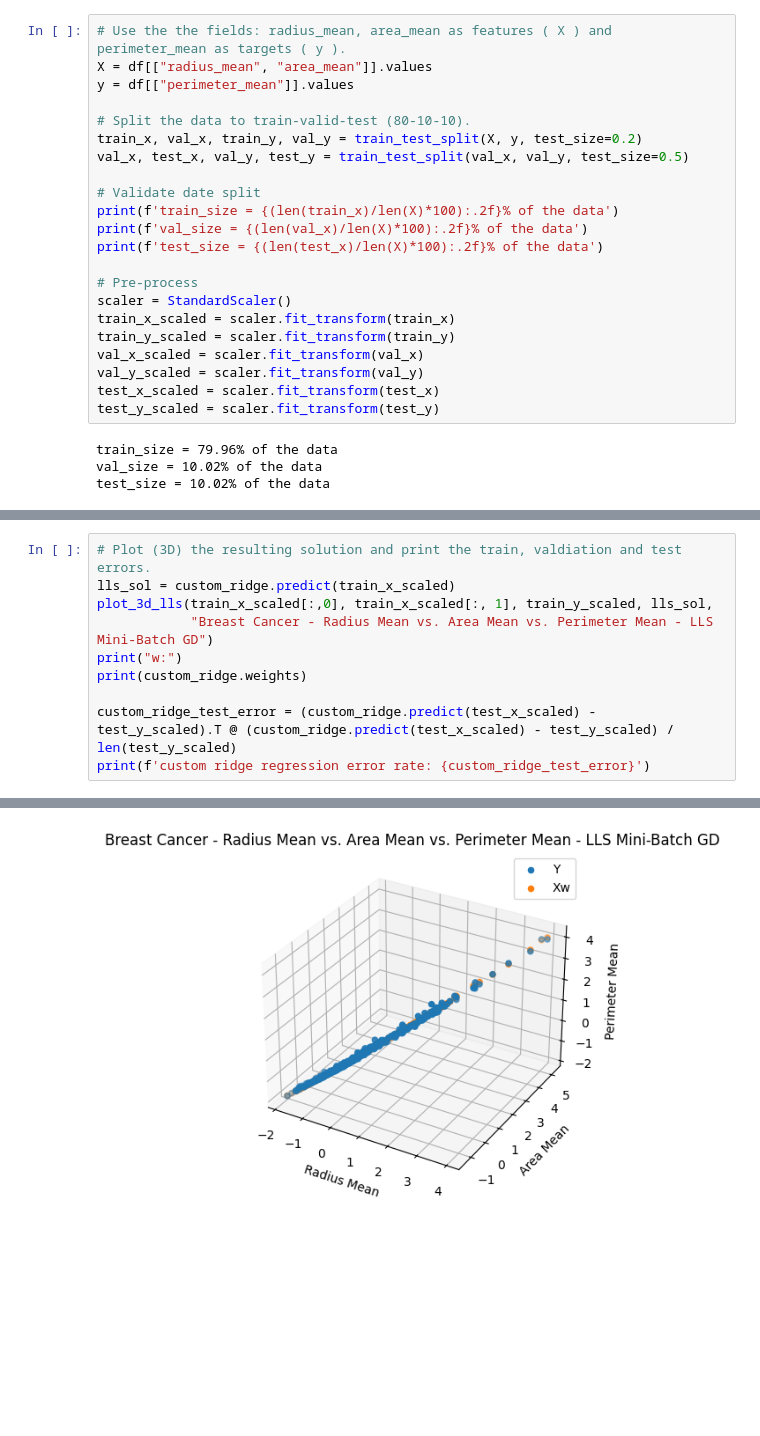
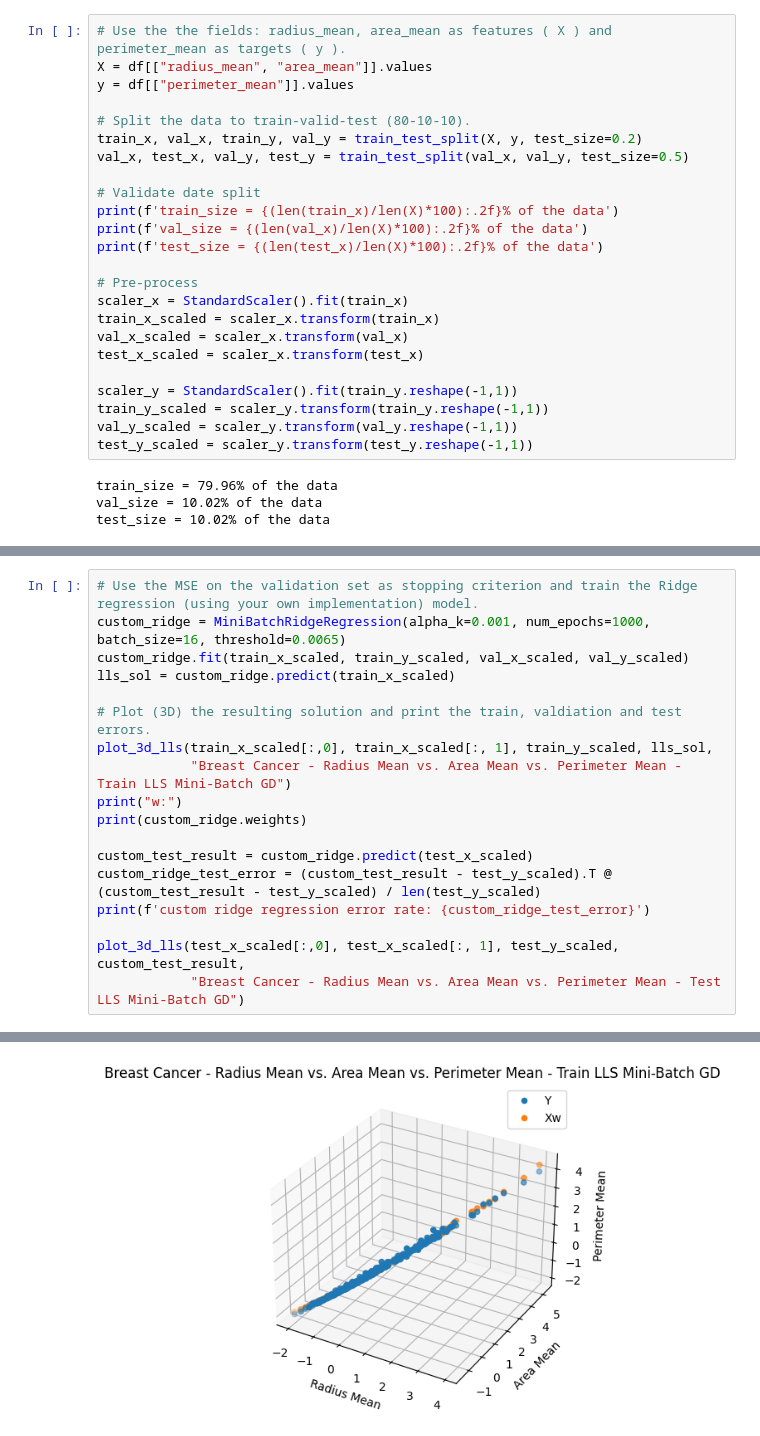
Before and after one commit to Itai-b/046211-Deep-Learning, a Jupyter notebook: ece046211_hw0_machine_learning_recap_students/ece046211_hw0_machine_learning_recap_students.ipynb, the cells around one changed output, grey strips where cells are left out. Cells and saved outputs as stored; diff of their text form; blank space fills up the shorter version.

```diff
--- a/ece046211_hw0_machine_learning_recap_students/ece046211_hw0_machine_learning_recap_students.ipynb
+++ b/ece046211_hw0_machine_learning_recap_students/ece046211_hw0_machine_learning_recap_students.ipynb
@@ -1138,13 +1142,15 @@ print(f'val_size = {(len(val_x)/len(X)*100):.2f}% of the data')
 print(f'test_size = {(len(test_x)/len(X)*100):.2f}% of the data')
 
 # Pre-process
-scaler = StandardScaler()
-train_x_scaled = scaler.fit_transform(train_x)
-train_y_scaled = scaler.fit_transform(train_y)
-val_x_scaled = scaler.fit_transform(val_x)
-val_y_scaled = scaler.fit_transform(val_y)
-test_x_scaled = scaler.fit_transform(test_x)
-test_y_scaled = scaler.fit_transform(test_y)
+scaler_x = StandardScaler().fit(train_x)
+train_x_scaled = scaler_x.transform(train_x)
+val_x_scaled = scaler_x.transform(val_x)
+test_x_scaled = scaler_x.transform(test_x)
+
+scaler_y = StandardScaler().fit(train_y.reshape(-1,1))
+train_y_scaled = scaler_y.transform(train_y.reshape(-1,1))
+val_y_scaled = scaler_y.transform(val_y.reshape(-1,1))
+test_y_scaled = scaler_y.transform(test_y.reshape(-1,1))
 # %% [output]
 train_size = 79.96% of the data
 val_size = 10.02% of the data
@@ -1156,11 +1158,19 @@ custom_ridge.fit(train_x_scaled, train_y_scaled, val_x_scaled, val_y_scaled)
 # %%
+# Use the MSE on the validation set as stopping criterion and train the Ridge regression (using your own implementation) model.
+custom_ridge = MiniBatchRidgeRegression(alpha_k=0.001, num_epochs=1000, batch_size=16, threshold=0.0065)
+custom_ridge.fit(train_x_scaled, train_y_scaled, val_x_scaled, val_y_scaled)
+lls_sol = custom_ridge.predict(train_x_scaled)
+
 # Plot (3D) the resulting solution and print the train, valdiation and test errors.
-lls_sol = custom_ridge.predict(train_x_scaled)
 plot_3d_lls(train_x_scaled[:,0], train_x_scaled[:, 1], train_y_scaled, lls_sol,
-            "Breast Cancer - Radius Mean vs. Area Mean vs. Perimeter Mean - LLS Mini-Batch GD")
+            "Breast Cancer - Radius Mean vs. Area Mean vs. Perimeter Mean - Train LLS Mini-Batch GD")
 print("w:")
 print(custom_ridge.weights)
 
-custom_ridge_test_error = (custom_ridge.predict(test_x_scaled) - test_y_scaled).T @ (custom_ridge.predict(test_x_scaled) - test_y_scaled) / len(test_y_scaled)
+custom_test_result = custom_ridge.predict(test_x_scaled)
+custom_ridge_test_error = (custom_test_result - test_y_scaled).T @ (custom_test_result - test_y_scaled) / len(test_y_scaled)
 print(f'custom ridge regression error rate: {custom_ridge_test_error}')
+
+plot_3d_lls(test_x_scaled[:,0], test_x_scaled[:, 1], test_y_scaled, custom_test_result,
+            "Breast Cancer - Radius Mean vs. Area Mean vs. Perimeter Mean - Test LLS Mini-Batch GD")
 # %% [output]
@@ -1171 +1182 @@ custom ridge regression error rate: [[0.0032593]]
-[figure, old version]
+[figure, new version]
```
Also changed, not shown: parts of 17 cells of this notebook.
